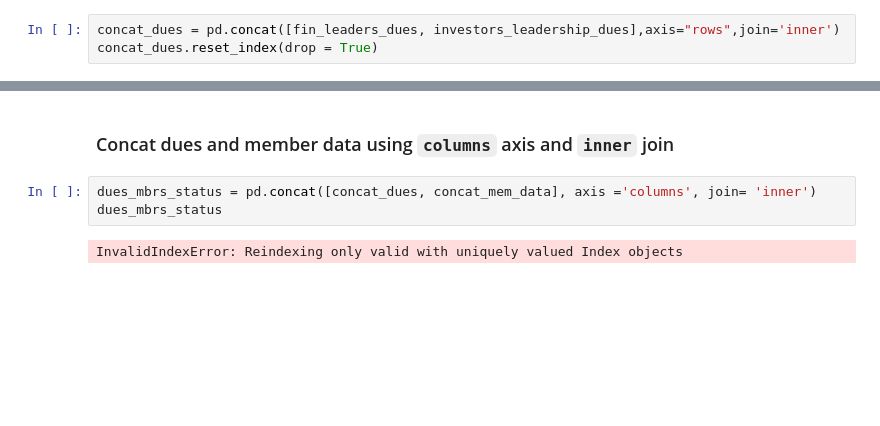
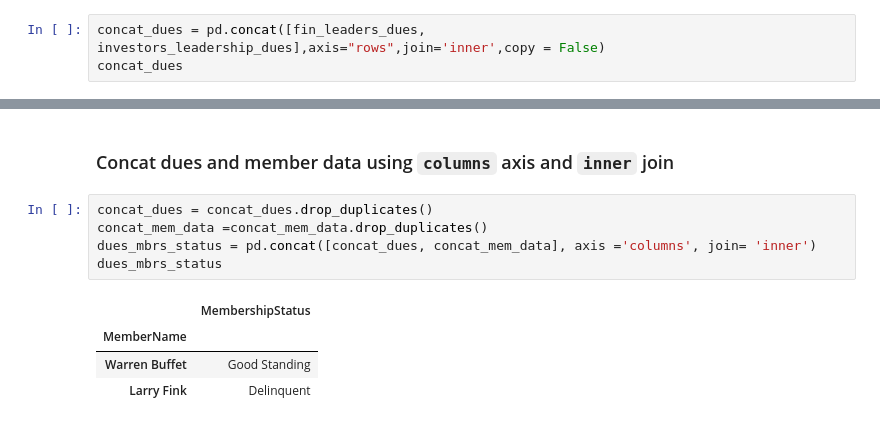
Before and after one commit to AkanSri/Rutgers-FinTech, a Jupyter notebook: 01-Lesson-Plans/02-Python/03-Python-Pandas/3/Activities/13-Stu_Concat_Dataframes/Unsolved/mastering_concatenation.ipynb, the cells around one changed output, grey strips where cells are left out. Drawn from its saved outputs; the diff is of its cells as text; blank space fills up the shorter version.

```diff
--- a/01-Lesson-Plans/02-Python/03-Python-Pandas/3/Activities/13-Stu_Concat_Dataframes/Unsolved/mastering_concatenation.ipynb
+++ b/01-Lesson-Plans/02-Python/03-Python-Pandas/3/Activities/13-Stu_Concat_Dataframes/Unsolved/mastering_concatenation.ipynb
@@ -21,8 +21,8 @@ investors_leadership_mbr_status = pd.read_csv(investors_leadership_mem_path, ind
 # %% [markdown]
 ### Concat dues data using `rows` axis and `inner` join
 # %%
-concat_dues = pd.concat([fin_leaders_dues, investors_leadership_dues],axis="rows",join='inner')
-concat_dues.reset_index(drop = True)
+concat_dues = pd.concat([fin_leaders_dues, investors_leadership_dues],axis="rows",join='inner',copy = False)
+concat_dues
 # %% [output]
 |  | DuesOwed | DuesPaid |
 | MemberName |  |  |
@@ -59,7 +58,12 @@ concat_mem_data.reset_index(drop = True)
 # %% [markdown]
 ### Concat dues and member data using `columns` axis and `inner` join
 # %%
+concat_dues = concat_dues.drop_duplicates()
+concat_mem_data =concat_mem_data.drop_duplicates()
 dues_mbrs_status = pd.concat([concat_dues, concat_mem_data], axis ='columns', join= 'inner')
 dues_mbrs_status
 # %% [output]
-InvalidIndexError: Reindexing only valid with uniquely valued Index objects
+|  | MembershipStatus |
+| MemberName |  |
+| Warren Buffet | Good Standing |
+| Larry Fink | Delinquent |
```
Also changed, not shown: parts of 1 cell of this notebook, 6 other files.
